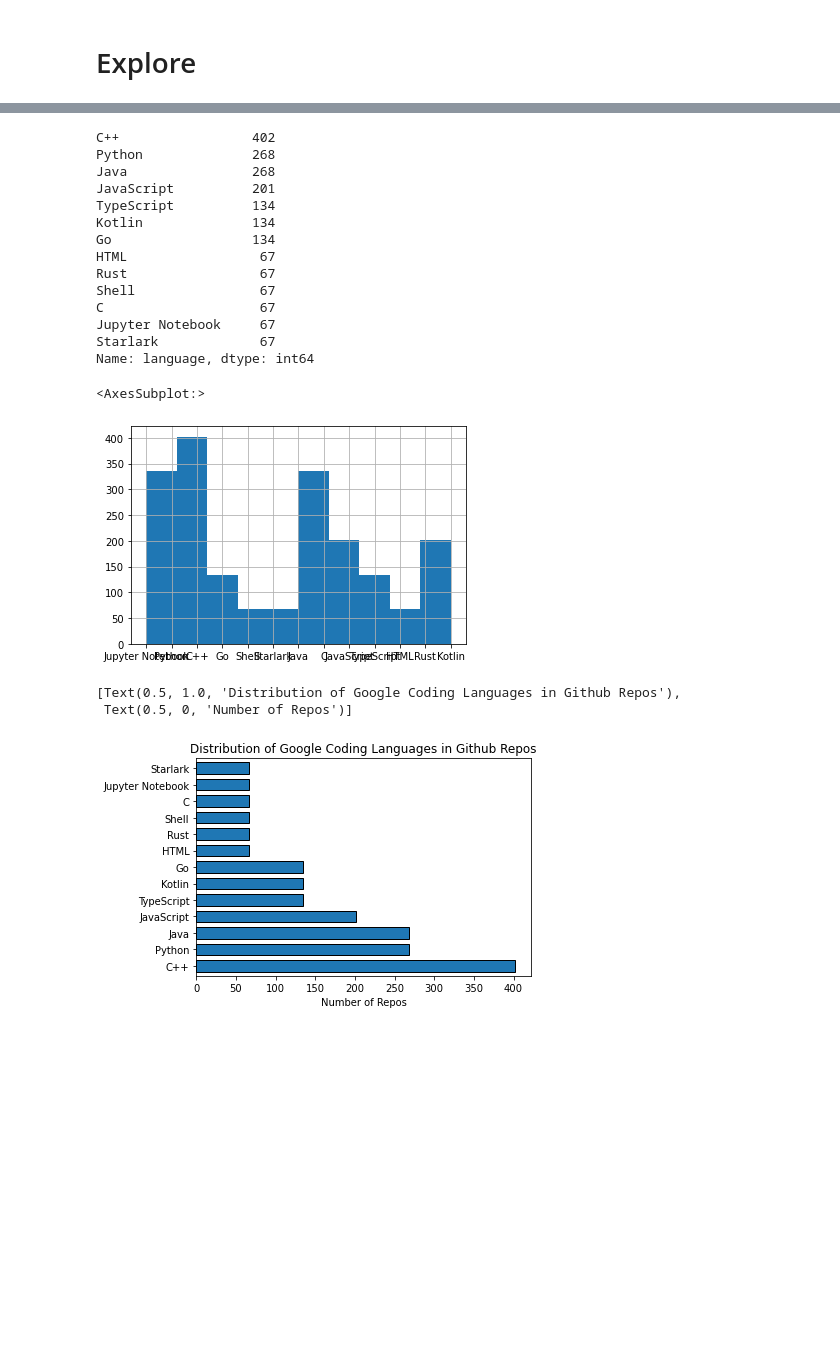
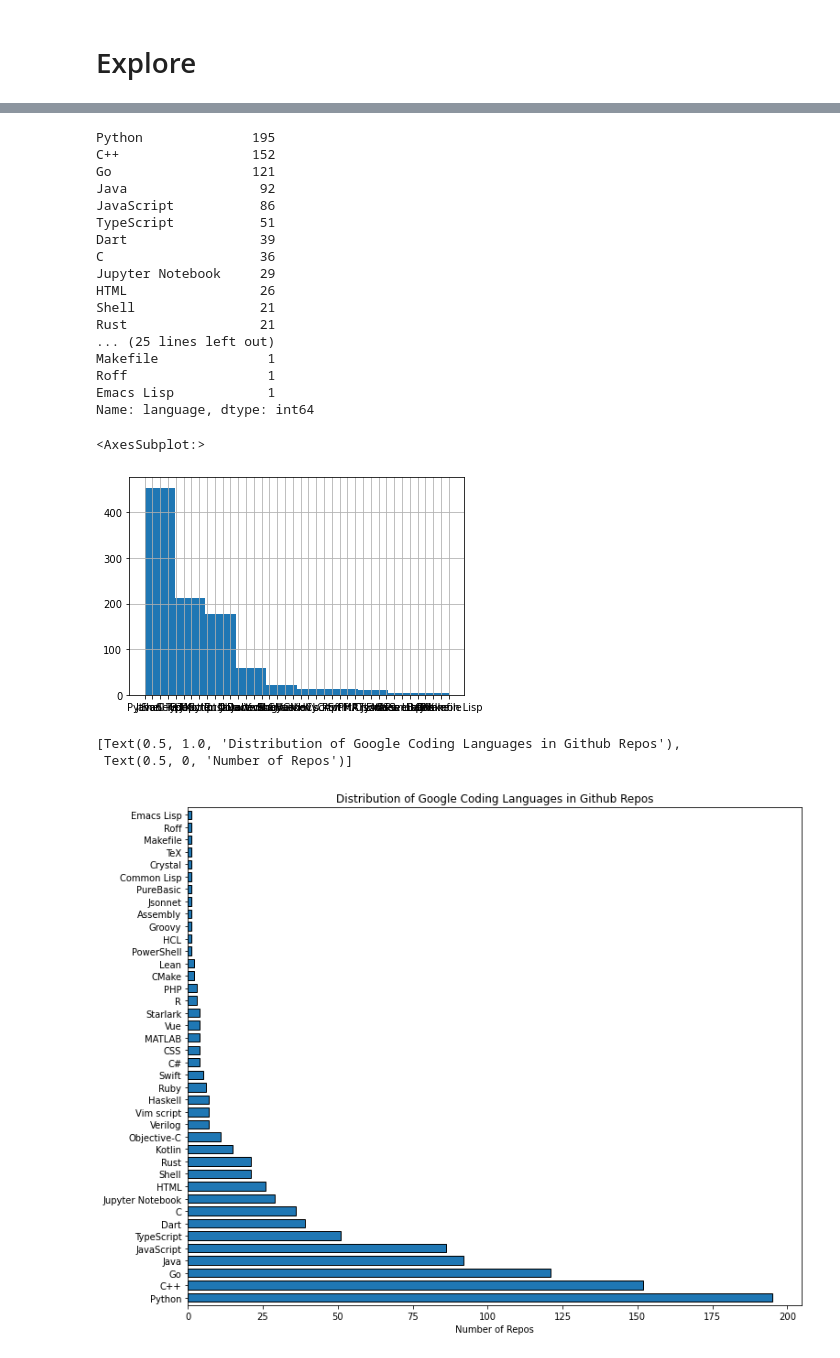
Before and after one commit to o0amandagomez0o/nlp_project-readme_prediction, a Jupyter notebook: prepare.ipynb, the cells around one changed output, grey strips where cells are left out. Cells and saved outputs as stored; diff of their text form; code cells hidden in the pictures; blank space fills up the shorter version.

Commit message:
successfully acquired 1020 google observations

```diff
--- a/prepare.ipynb
+++ b/prepare.ipynb
@@ -41,7 +41,7 @@ from sklearn.metrics import confusion_matrix, classification_report
 # %% [markdown]
 # Acquire
 # %%
-df = pd.read_csv('google_readmes.csv').drop(columns="Unnamed: 0")
+df = pd.read_csv('google_readmes1020.csv').drop(columns="Unnamed: 0")
 # %%
 df.head(2)
 # %% [output]
@@ -71,0 +112,2 @@ dtype: int64
+# %%
+df.dropna(inplace=True)
@@ -72,30 +134,35 @@ dtype: int64
 # %%
 df.language.value_counts()
 # %% [output]
-C++                 402
-Python              268
-Java                268
-JavaScript          201
-TypeScript          134
-Kotlin              134
-Go                  134
-HTML                 67
-Rust                 67
-Shell                67
-C                    67
-Jupyter Notebook     67
-Starlark             67
+Python              195
+C++                 152
+Go                  121
+Java                 92
+JavaScript           86
+TypeScript           51
+Dart                 39
+C                    36
+Jupyter Notebook     29
+HTML                 26
+Shell                21
+Rust                 21
+... (25 lines left out)
+Makefile              1
+Roff                  1
+Emacs Lisp            1
 Name: language, dtype: int64
 # %%
 df.language.hist()
 # %% [output]
 <AxesSubplot:>
-[figure, old version]
+[figure, new version]
 # %%
+fig = plt.figure(figsize=(12, 10))
+
 ax = df.language.value_counts().plot.barh(width=.7, ec='black')
 plt.xticks(rotation=0)
 ax.set(title='Distribution of Google Coding Languages in Github Repos', xlabel='Number of Repos')
 # %% [output]
 [Text(0.5, 1.0, 'Distribution of Google Coding Languages in Github Repos'),
  Text(0.5, 0, 'Number of Repos')]
-[figure, old version]
+[figure, new version]
```
Also changed, not shown: parts of 29 cells of this notebook, 2 other files.
